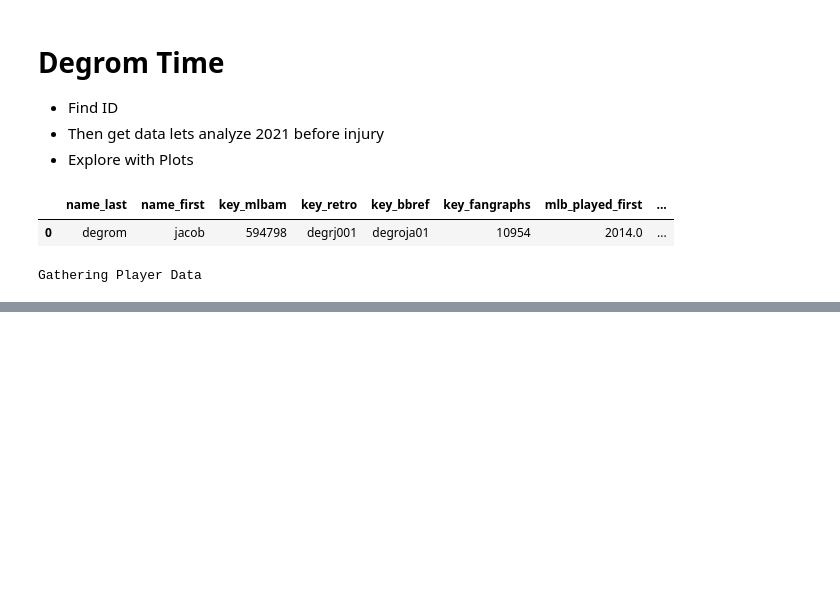
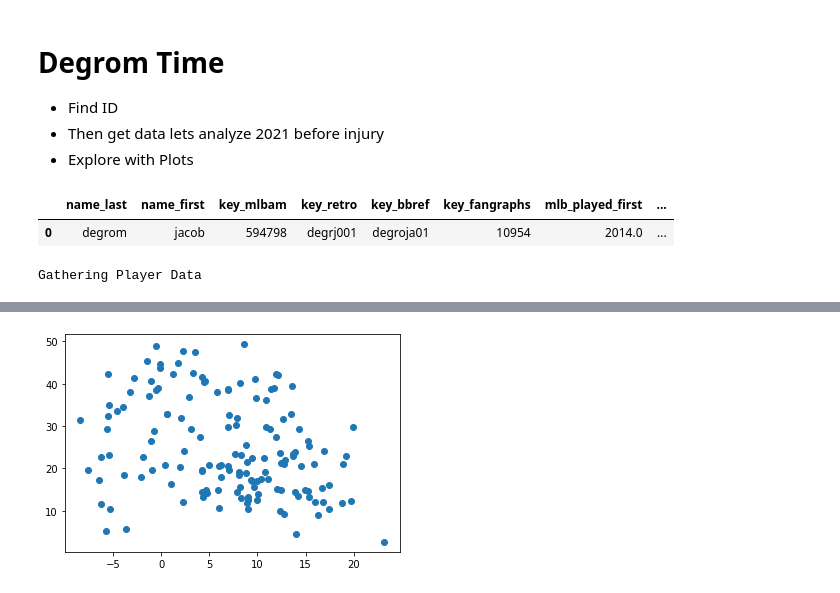
Before and after one commit to jacobt35/pythonBaseballFun, a Jupyter notebook: BaseballFun/Intro/PyBaseballPlayGround.ipynb, the cells around one changed output, grey strips where cells are left out. Saved outputs shown, nothing was run; the diff lists cells and outputs as text; code cells hidden in the pictures; blank space fills up the shorter version.

```diff
--- a/BaseballFun/PyBaseballPlayGround.ipynb
+++ b/BaseballFun/Intro/PyBaseballPlayGround.ipynb
@@ -319,0 +328,11 @@ strikeouts_degrom.plot.scatter(x='plate_x', y='plate_z')
+# %%
+def getXInches(pitches):
+    inches = pitches['plate_x'] * 12
+    return inches, pitches['pitch_type']
+plate_x_inches = [x*12 for x, y in zip(strikeouts_degrom['plate_x'], strikeouts_degrom['pitch_type'])]
+plate_z_inches = [x*12 for x, y in zip(strikeouts_degrom['plate_z'], strikeouts_degrom['pitch_type'])]
+# %%
+plt.scatter(plate_x_inches, plate_z_inches)
+plt.show()
+# %% [output]
+[figure, added]
```
Also changed, not shown: parts of 4 cells of this notebook, 4 other files.
